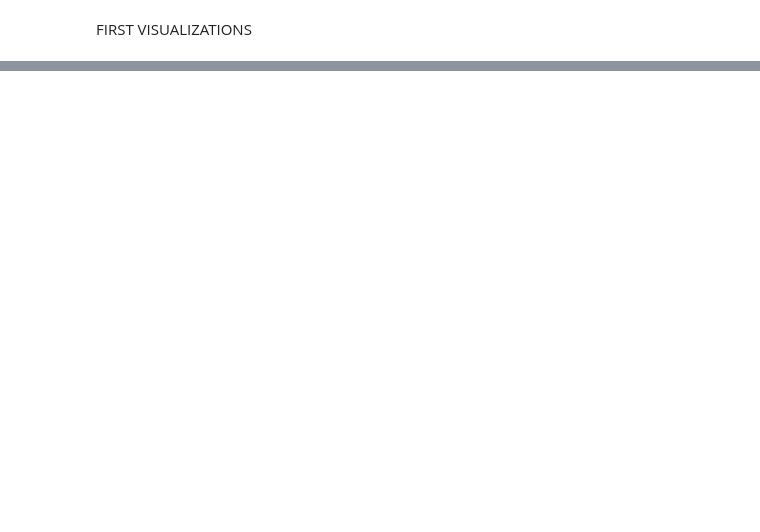
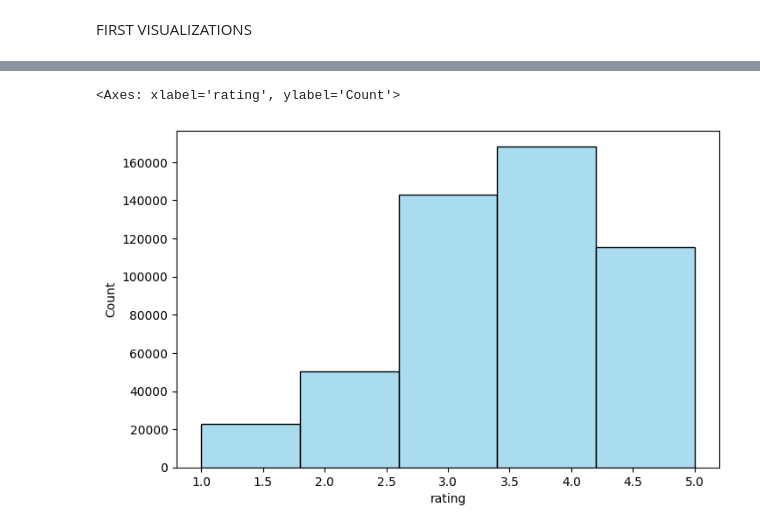
Before and after one commit to Vamina/Project_NetflixPrize, a Jupyter notebook: netflix_data_manag.ipynb, the cells around one changed output, grey strips where cells are left out. Drawn from its saved outputs; the diff is of its cells as text; code cells hidden in the pictures; blank space fills up the shorter version.

```diff
--- a/netflix_data_manag.ipynb
+++ b/netflix_data_manag.ipynb
@@ -430,0 +363,15 @@ df["decade"] = np.select(conditions, values, default="Out of Range")
+# %%
+#add another variable: rating category
+
+# Define the conditions for each category
+rating_conditions = [
+    (df['rating'] <= 2),
+    (df['rating'] == 3),
+    (df['rating'] >= 4)
+]
+
+# Define the corresponding values for each category
+categories = ['Low', 'Neutral', 'High']
+
+# Create the new column using np.select
+df['rating_category'] = np.select(rating_conditions, categories, default='Unknown')
@@ -460,0 +450,18 @@ NameError: name 'plot_bar' is not defined
+# %%
+# Define bins to center the integer ratings (1, 2, 3, 4, 5)
+
+plt.figure(figsize=(8, 5))
+sns.histplot(
+    data=df,
+    x='rating',
+    discrete= False,
+    bins=5,           # Use the custom bins
+    kde=False,           # Remove the misleading continuous curve
+    stat='count',        # Show the raw count of ratings in each bin
+    color='skyblue',
+    edgecolor='black',
+    alpha=0.7
+)
+# %% [output]
+<Axes: xlabel='rating', ylabel='Count'>
+[figure, added]
```
Also changed, not shown: parts of 21 cells of this notebook, 1 other file.
